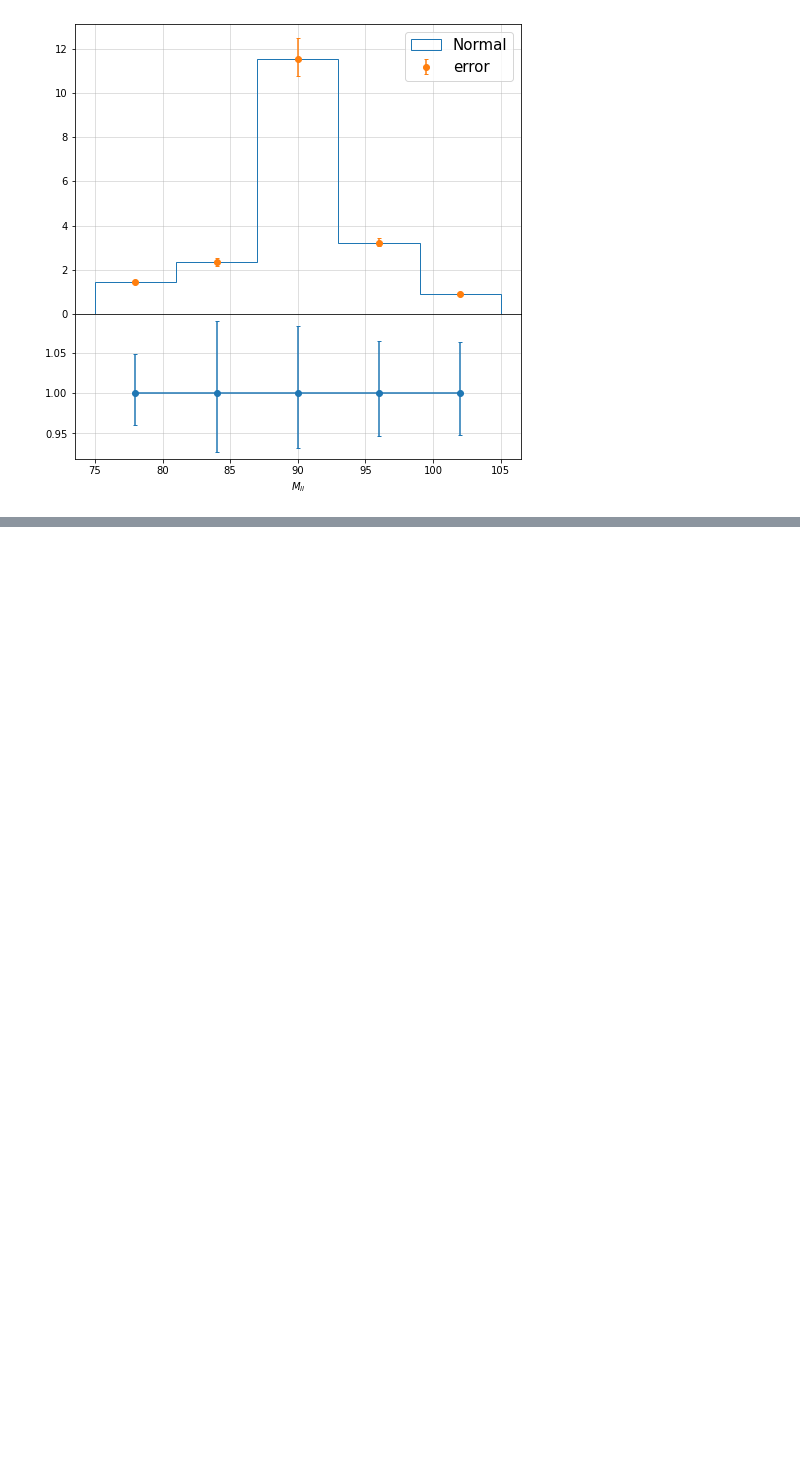
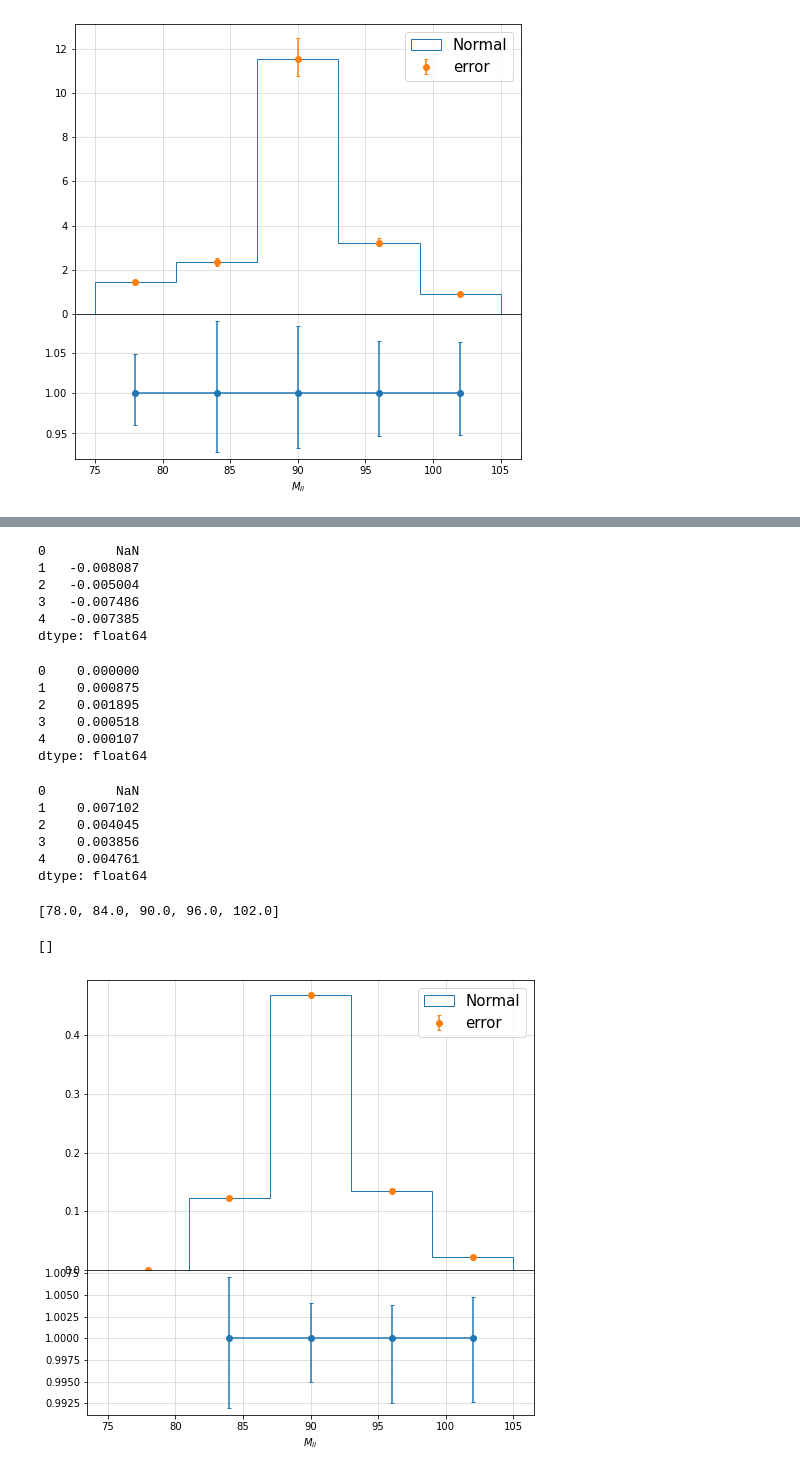
Before and after one commit to JW-corp/nanoAOD-WVG, a Jupyter notebook: plot/Scale_PDF_Unc.ipynb, the cells around one changed output, grey strips where cells are left out. Cells and saved outputs as stored; diff of their text form; code cells hidden in the pictures; blank space fills up the shorter version.

```diff
--- a/plot/Scale_PDF_Unc.ipynb
+++ b/plot/Scale_PDF_Unc.ipynb
@@ -568,0 +589,7 @@ plt.plot()
+# %%
+rows=[]
+columns=[0,1,2,3,4]
+for w in hist_list:
+    rows.append(hist_list[0][0] - w[0])
+error_df = pd.DataFrame(rows,columns=columns)
+error_df
@@ -568,0 +619,69 @@ plt.plot()
+# %%
+# lower unc
+error_df.min()/hist_list[0][0]
+# %% [output]
+0         NaN
+1   -0.008087
+2   -0.005004
+3   -0.007486
+4   -0.007385
+dtype: float64
+# %%
+error_df.max()
+# %% [output]
+0    0.000000
+1    0.000875
+2    0.001895
+3    0.000518
+4    0.000107
+dtype: float64
+# %%
+#upper unc
+error_df.max()/hist_list[0][0]
+# %% [output]
+0         NaN
+1    0.007102
+2    0.004045
+3    0.003856
+4    0.004761
+dtype: float64
+# %%
+# Make middle point of histogram to build error plot
+middle_point_bin=[]
+for i in range(len(hist_list[0][1])-1):
+    middle_point_bin.append((hist_list[0][1][i+1] +  hist_list[0][1][i])/2)
+print(middle_point_bin)
+# %% [output]
+[78.0, 84.0, 90.0, 96.0, 102.0]
+# %%
+from matplotlib import gridspec
+arrays['Generator_weight_sgn'] = arrays['Generator_weight']  / abs(arrays['Generator_weight'])
+arrays['true_weight'] = arrays['LHEPdfWeight'][:,0] * arrays['puWeight'] * lumi * filelist_MC['WZG']['xsec'] * 1000 * arrays['Generator_weight_sgn'] / true_events
+plt.figure(figsize=(8, 8))
+gs = gridspec.GridSpec(2, 1, height_ratios=[2, 1])
+ax0 = plt.subplot(gs[0])
+
+
+
+
+bins = np.linspace(75, 105, 6)  # divide start-end range with 'bin' number
+binwidth = (105 - 75) / 6  # width of one bin
+
+ax0.hist(arrays['WZG_dileptonmass'],weights=arrays['true_weight'],bins=bins, histtype='step',label='Normal')
+ax0.errorbar(middle_point_bin,hist_list[0][0],[abs(error_df.min()),error_df.max()],fmt='o',linestyle='',capsize=2,label='error')
+
+
+
+ax0.grid(alpha=0.5)
+ax0.legend(prop={"size": 15})
+
+ax1 = plt.subplot(gs[1], sharex = ax0)
+ax1.errorbar(middle_point_bin,hist_list[0][0]/hist_list[0][0],[abs(error_df.min())/hist_list[0][0],error_df.max()/hist_list[0][0]],fmt='o-',capsize=2,label='error')
+ax1.grid(alpha=0.5)
+plt.xlabel('$M_{ll}$')
+plt.setp(ax0.get_xticklabels(), visible=False)
+plt.subplots_adjust(hspace=.0)
+plt.plot()
+# %% [output]
+[]
+[figure, added]
```
Also changed, not shown: parts of 16 cells of this notebook.
